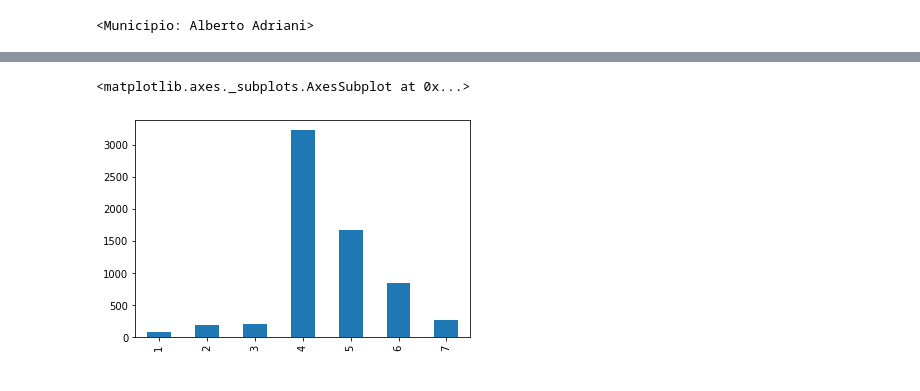
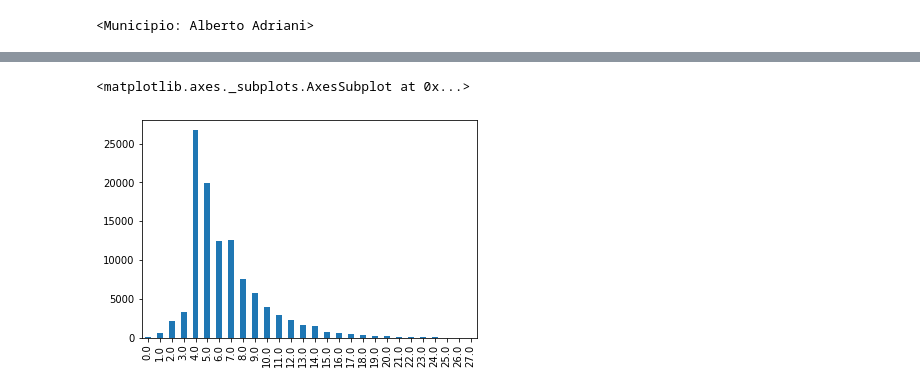
Before and after one commit to IsaacMercado/dgas, a Jupyter notebook: notebooks/plots.ipynb, the cells around one changed output, grey strips where cells are left out. Cells and saved outputs as stored; diff of their text form; code cells hidden in the pictures.

```diff
--- a/notebooks/plots.ipynb
+++ b/notebooks/plots.ipynb
@@ -104,12 +113,0 @@ Wall time: 1min 20s
-# %%
-df_cola = pd.DataFrame(range_cola.values(
-    'cantidad',
-    'created_at',
-    'last_modified_at',
-    'id_estacion',
-    'type_car',
-    'id_municipio'
-    ))
-df_cola['created_at'] = df_cola['created_at'].dt.date
-df_cola['last_modified_at'] = df_cola['last_modified_at'].dt.date
-df_cola.head()
@@ -405,4 +199,0 @@ new_query = range_cola.values(
-# %%
-%time df_cola = pd.read_sql(format_date(new_query.query), connections['default'])
-df_cola['last_modified_at'] = df_cola['last_modified_at'].dt.date
-df_cola.head()
@@ -418 +266,3 @@ Wall time: 2min 25s
+# %%
+count_placa = df_cola['vehiculo_id'].value_counts()
 # %%
@@ -427,0 +277,4 @@ Wall time: 3min 14s
+# %%
+%%time
+deltadays = df_cola[df_cola['vehiculo_id'].isin(count_placa.index[count_placa>2])]\
+    .sort_values('date').groupby('vehiculo_id')['date'].diff().dt.days
@@ -428,5 +284,6 @@ Wall time: 3min 14s
 # %%
-df_time.tiempo.value_counts().sort_index().plot(kind='bar')
+deltadays.index = deltadays.index.astype('int')
+deltadays.value_counts().sort_index().plot(kind='bar')
 # %% [output]
 <matplotlib.axes._subplots.AxesSubplot at 0x...>
-[figure, old version]
+[figure, new version]
```
Also changed, not shown: parts of 52 cells of this notebook, 7 other files.
